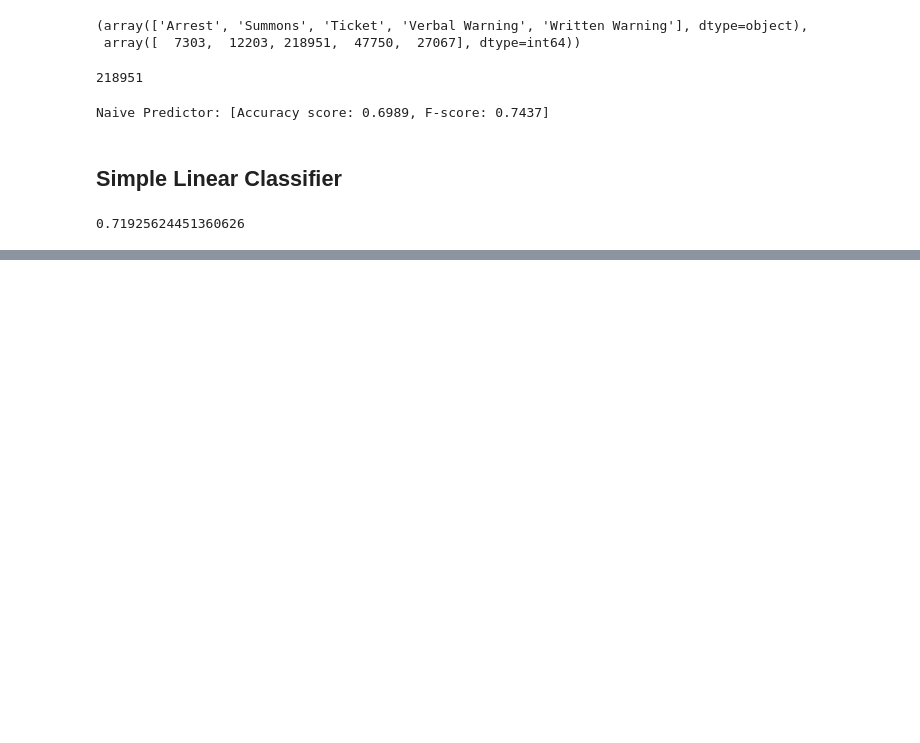
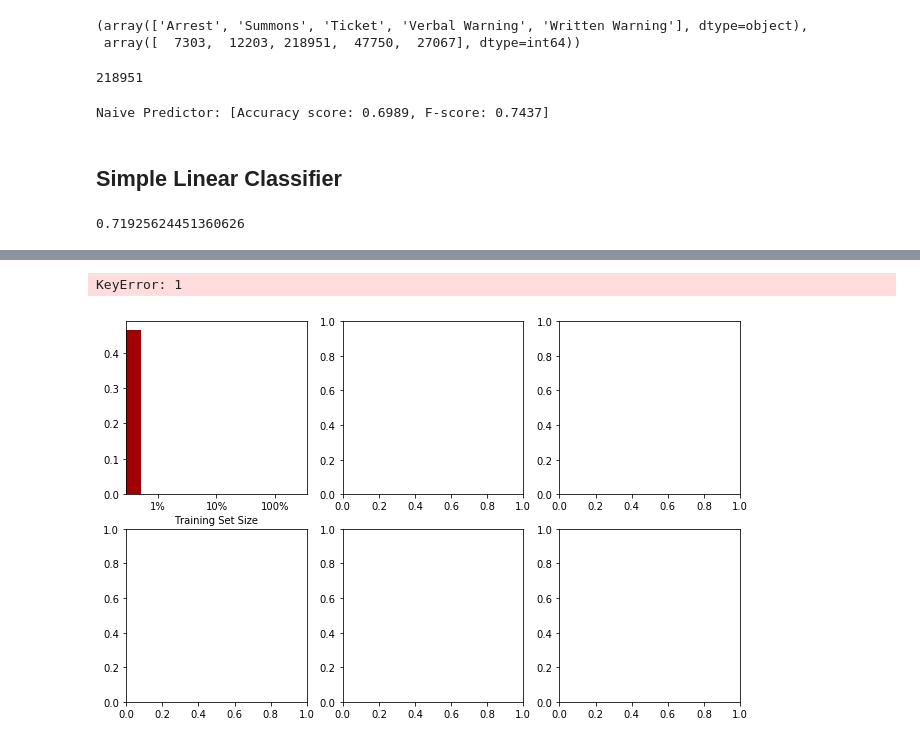
Before and after one commit to patrickmpoon/machine-learning, a Jupyter notebook: projects/capstone/train_and_predict.ipynb, the cells around one changed output, grey strips where cells are left out. Cells and saved outputs as stored; diff of their text form; code cells hidden in the pictures; blank space fills up the shorter version.

```diff
--- a/projects/capstone/train_and_predict.ipynb
+++ b/projects/capstone/train_and_predict.ipynb
@@ -264,0 +432,8 @@ clf_sgd.score(X_test, y_test)
+# %%
+import visuals as vs
+
+# vs.evaluate(results, accuracy, fscore)
+vs.evaluate(results, fscore)
+# %% [output]
+KeyError: 1
+[figure, added]
```
Also changed, not shown: parts of 9 cells of this notebook.
